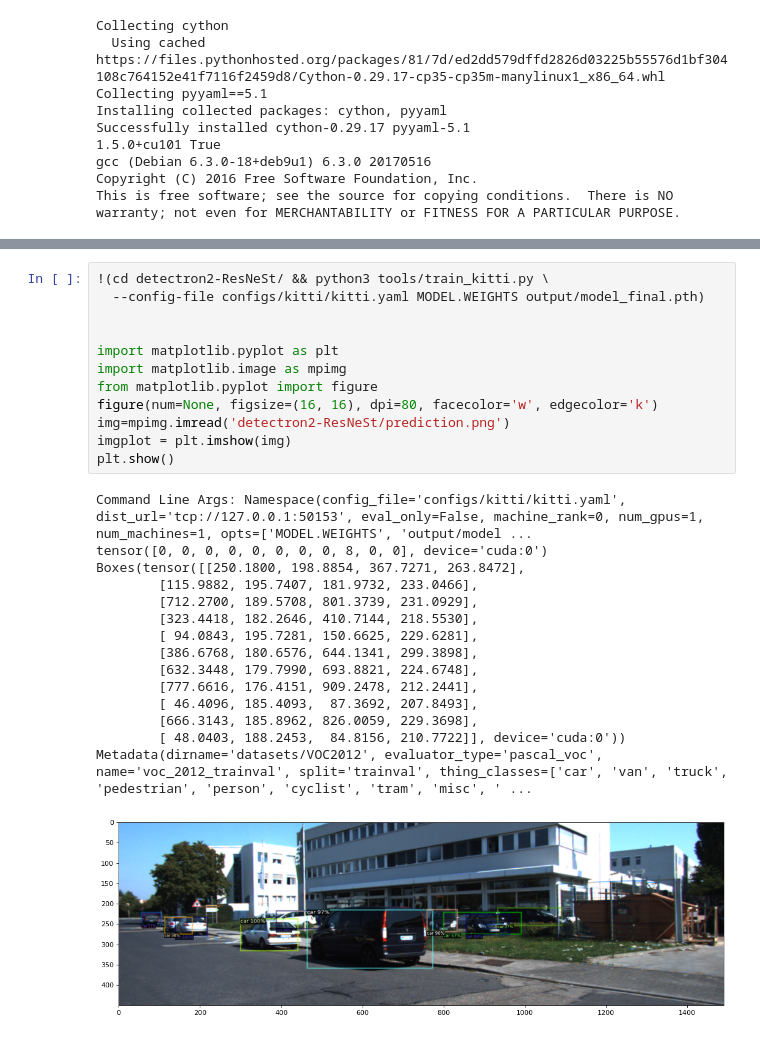
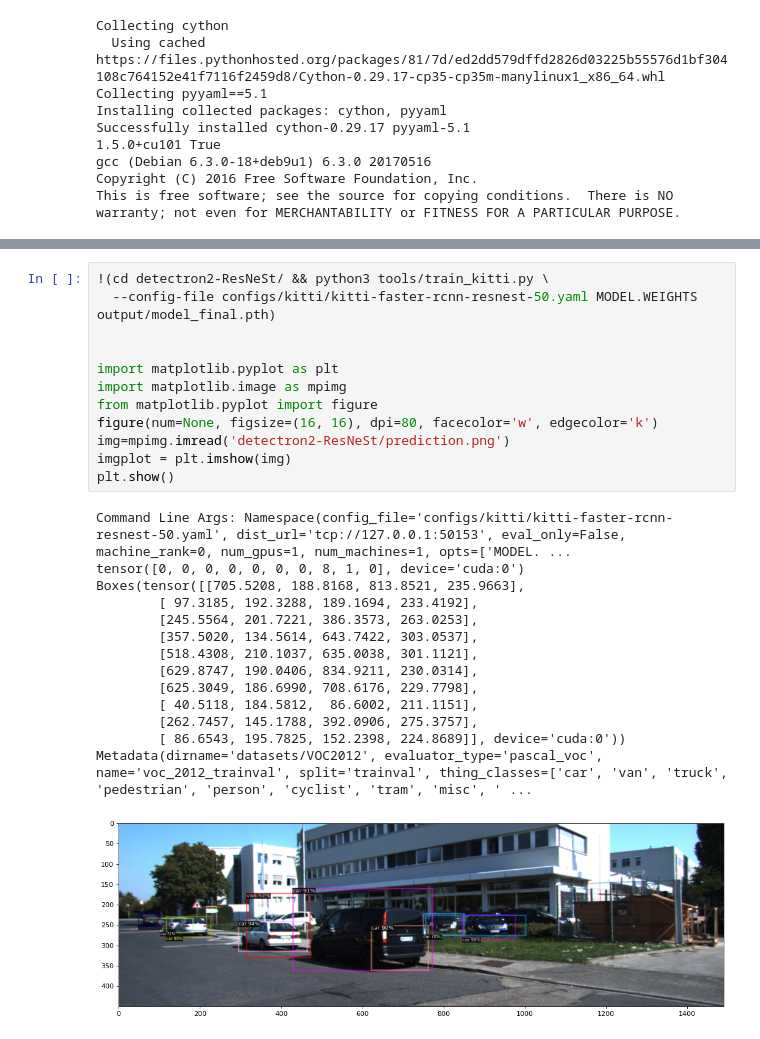
Before and after one commit to lk-chen/cs231n_project, a Jupyter notebook: try_zhanghang_detectron2.ipynb, the cells around one changed output, grey strips where cells are left out. Cells and saved outputs as stored; diff of their text form.

Commit message:
Check-in result of resnest-50
Note: trained with 1000 data, so overfitting

```diff
--- a/try_zhanghang_detectron2.ipynb
+++ b/try_zhanghang_detectron2.ipynb
@@ -60,28 +60,27 @@ DETECTRON2_ENV_MODULE     <not set>
 # %%
 !(cd detectron2-ResNeSt/ && python3 tools/train_kitti.py \
-  --config-file configs/kitti/kitti.yaml MODEL.WEIGHTS output/model_final.pth)
+  --config-file configs/kitti/kitti-faster-rcnn-resnest-50.yaml MODEL.WEIGHTS output/model_final.pth)
 
 
 import matplotlib.pyplot as plt
 import matplotlib.image as mpimg
 from matplotlib.pyplot import figure
 figure(num=None, figsize=(16, 16), dpi=80, facecolor='w', edgecolor='k')
 img=mpimg.imread('detectron2-ResNeSt/prediction.png')
 imgplot = plt.imshow(img)
 plt.show()
 # %% [output]
-Command Line Args: Namespace(config_file='configs/kitti/kitti.yaml', dist_url='tcp://127.0.0.1:50153', eval_only=False, machine_rank=0, num_gpus=1, num_machines=1, opts=['MODEL.WEIGHTS', 'output/model ...
-tensor([0, 0, 0, 0, 0, 0, 0, 0, 8, 0, 0], device='cuda:0')
-Boxes(tensor([[250.1800, 198.8854, 367.7271, 263.8472],
-        [115.9882, 195.7407, 181.9732, 233.0466],
-        [712.2700, 189.5708, 801.3739, 231.0929],
-        [323.4418, 182.2646, 410.7144, 218.5530],
-        [ 94.0843, 195.7281, 150.6625, 229.6281],
-        [386.6768, 180.6576, 644.1341, 299.3898],
-        [632.3448, 179.7990, 693.8821, 224.6748],
-        [777.6616, 176.4151, 909.2478, 212.2441],
-        [ 46.4096, 185.4093,  87.3692, 207.8493],
-        [666.3143, 185.8962, 826.0059, 229.3698],
-        [ 48.0403, 188.2453,  84.8156, 210.7722]], device='cuda:0'))
+Command Line Args: Namespace(config_file='configs/kitti/kitti-faster-rcnn-resnest-50.yaml', dist_url='tcp://127.0.0.1:50153', eval_only=False, machine_rank=0, num_gpus=1, num_machines=1, opts=['MODEL. ...
+tensor([0, 0, 0, 0, 0, 0, 0, 8, 1, 0], device='cuda:0')
+Boxes(tensor([[705.5208, 188.8168, 813.8521, 235.9663],
+        [ 97.3185, 192.3288, 189.1694, 233.4192],
+        [245.5564, 201.7221, 386.3573, 263.0253],
+        [357.5020, 134.5614, 643.7422, 303.0537],
+        [518.4308, 210.1037, 635.0038, 301.1121],
+        [629.8747, 190.0406, 834.9211, 230.0314],
+        [625.3049, 186.6990, 708.6176, 229.7798],
+        [ 40.5118, 184.5812,  86.6002, 211.1151],
+        [262.7457, 145.1788, 392.0906, 275.3757],
+        [ 86.6543, 195.7825, 152.2398, 224.8689]], device='cuda:0'))
 Metadata(dirname='datasets/VOC2012', evaluator_type='pascal_voc', name='voc_2012_trainval', split='trainval', thing_classes=['car', 'van', 'truck', 'pedestrian', 'person', 'cyclist', 'tram', 'misc', ' ...
-[figure, old version]
+[figure, new version]
```
Also changed, not shown: parts of 1 cell of this notebook, 8 other files.
